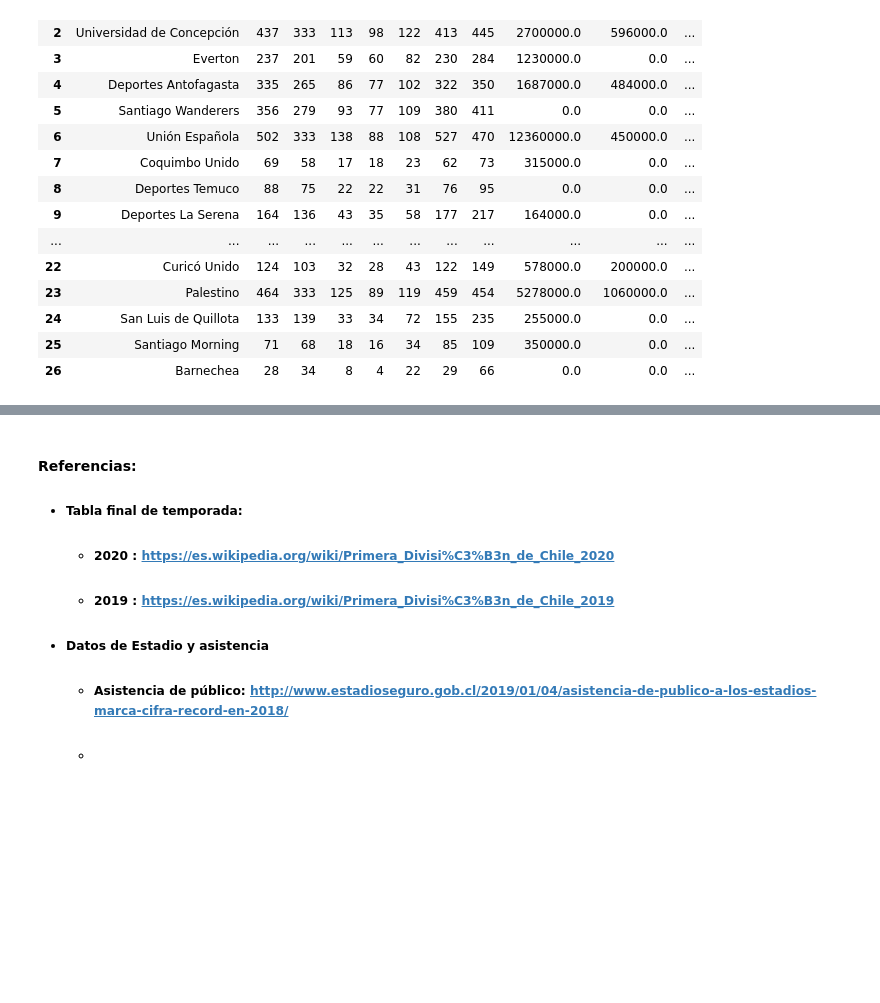
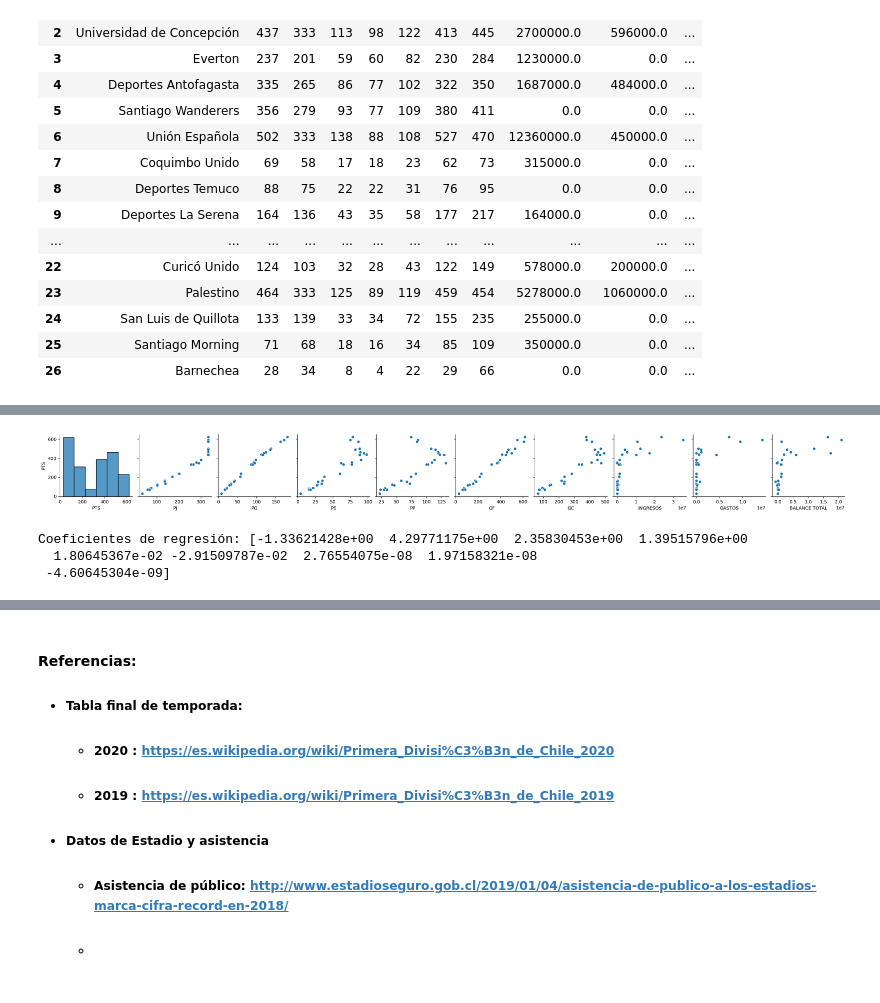
Before and after one commit to fmeza7/Proyecto_Cs_Datos_Grupo_1, a Jupyter notebook: Proyecto.ipynb, the cells around one changed output, grey strips where cells are left out. Drawn from its saved outputs; the diff is of its cells as text; code cells hidden in the pictures; blank space fills up the shorter version.

```diff
--- a/Proyecto.ipynb
+++ b/Proyecto.ipynb
@@ -762,0 +755,4 @@ mapa
+# %%
+df_reg= pt2.drop(columns='EQUIPO')
+df_reg = df_reg.astype(int)
+df_reg.head()
@@ -762,0 +766,5 @@ mapa
+# %%
+sns.pairplot(df_reg,y_vars='PTS')
+plt.show()
+# %% [output]
+[figure, added]
@@ -762,0 +784,17 @@ mapa
+# %%
+from sklearn.linear_model import LinearRegression
+from sklearn.metrics import mean_squared_error
+
+lin_reg=LinearRegression()
+lin_reg.fit(x_train, y_train)
+
+y_predict_train=lin_reg.predict(x_train)
+y_predict_test=lin_reg.predict(x_test)
+
+coef_reg=lin_reg.coef_
+
+print('Coeficientes de regresión:',coef_reg)
+# %% [output]
+Coeficientes de regresión: [-1.33621428e+00  4.29771175e+00  2.35830453e+00  1.39515796e+00
+  1.80645367e-02 -2.91509787e-02  2.76554075e-08  1.97158321e-08
+ -4.60645304e-09]
```
Also changed, not shown: parts of 10 cells of this notebook.
